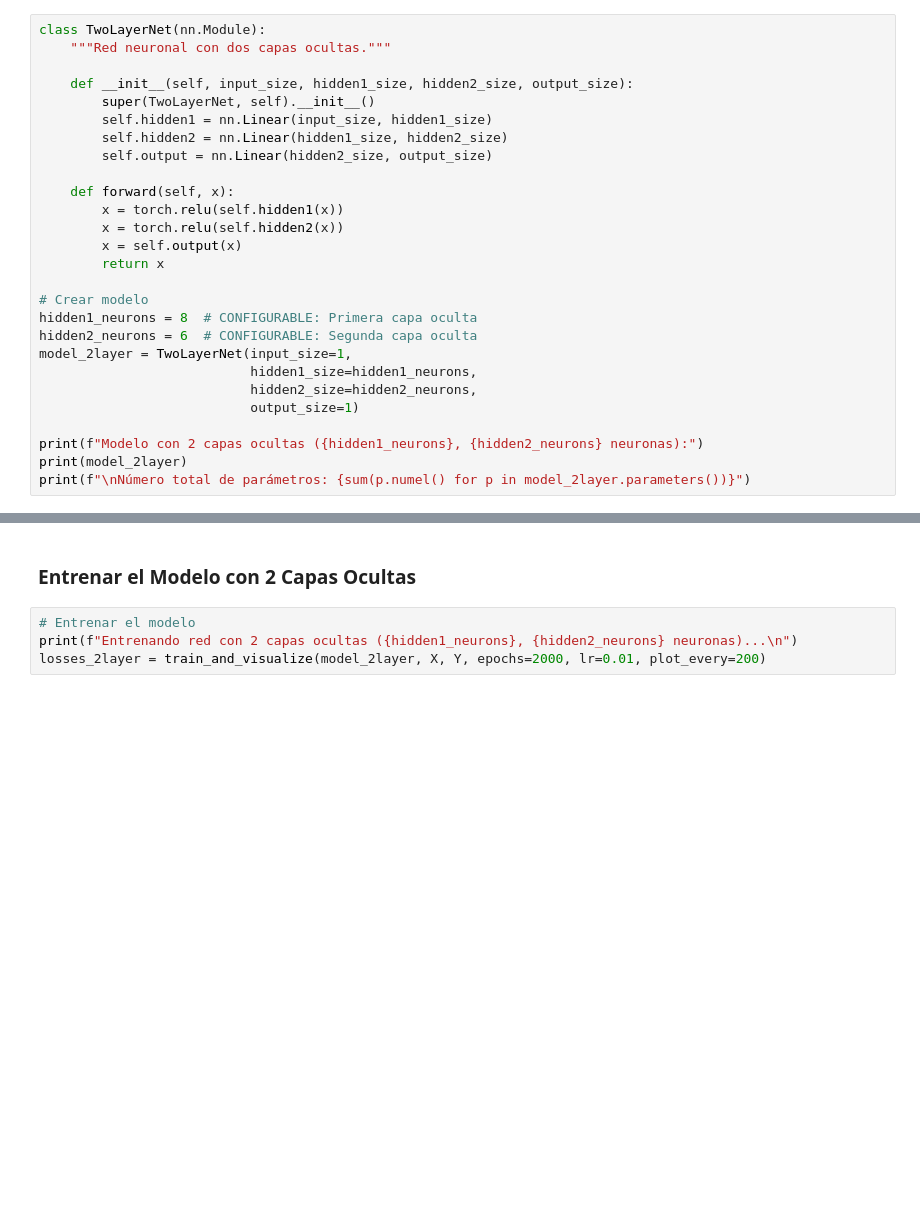
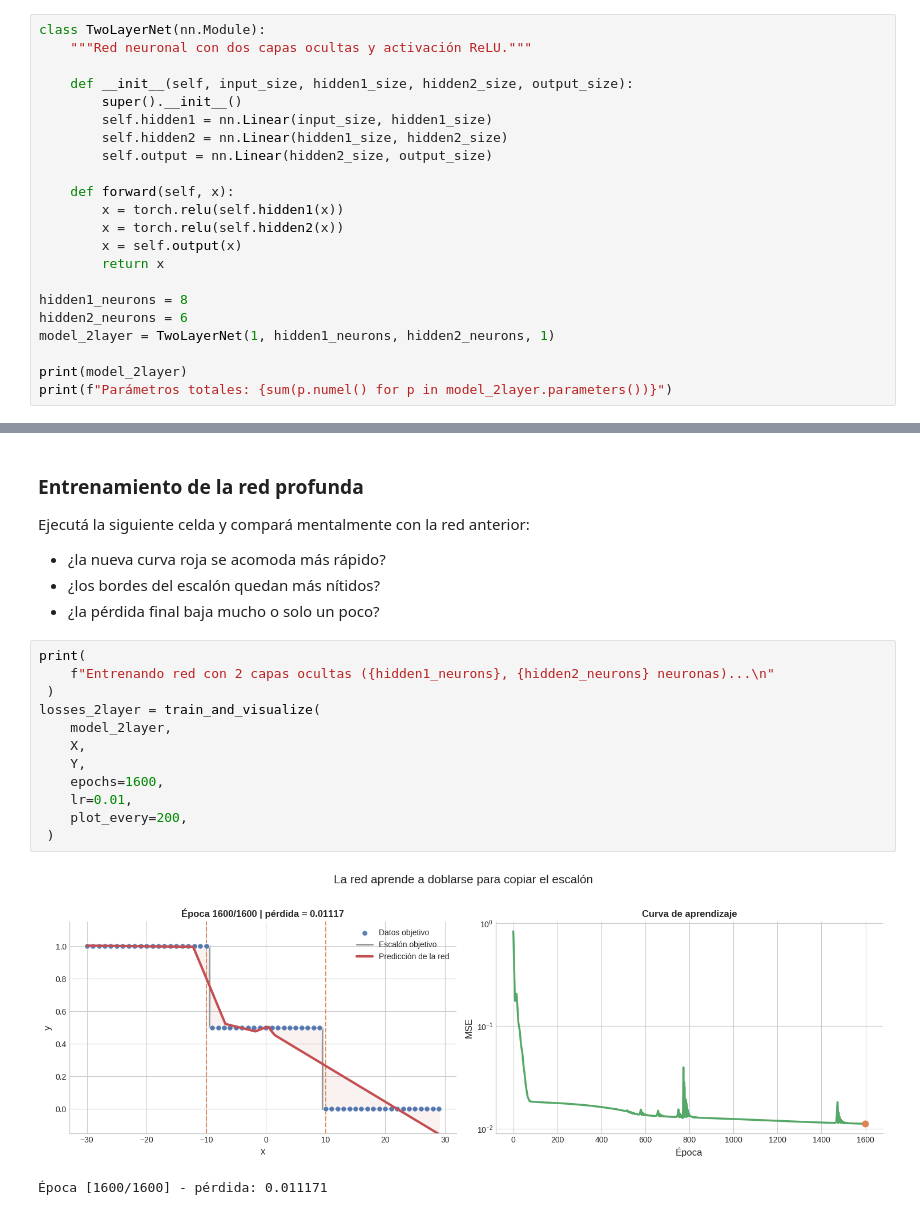
Before and after one commit to SantiagoVBlasL/aprendizaje-profundo-unsam, a Jupyter notebook: 01_intro_deep_learning/03_function_approximation_interactive.ipynb, the cells around one changed output, grey strips where cells are left out. Drawn from its saved outputs; the diff is of its cells as text; blank space fills up the shorter version.

```diff
--- a/01_intro_deep_learning/03_function_approximation_interactive.ipynb
+++ b/01_intro_deep_learning/03_function_approximation_interactive.ipynb
@@ -188,9 +418,9 @@ Ahora definimos una red con dos capas ocultas para comparar el rendimiento.
 # %%
 class TwoLayerNet(nn.Module):
-    """Red neuronal con dos capas ocultas."""
+    """Red neuronal con dos capas ocultas y activación ReLU."""
 
     def __init__(self, input_size, hidden1_size, hidden2_size, output_size):
-        super(TwoLayerNet, self).__init__()
+        super().__init__()
         self.hidden1 = nn.Linear(input_size, hidden1_size)
         self.hidden2 = nn.Linear(hidden1_size, hidden2_size)
         self.output = nn.Linear(hidden2_size, output_size)
@@ -201,14 +431,9 @@ class TwoLayerNet(nn.Module):
         x = self.output(x)
         return x
 
-# Crear modelo
-hidden1_neurons = 8  # CONFIGURABLE: Primera capa oculta
-hidden2_neurons = 6  # CONFIGURABLE: Segunda capa oculta
-model_2layer = TwoLayerNet(input_size=1,
-                           hidden1_size=hidden1_neurons,
-                           hidden2_size=hidden2_neurons,
-                           output_size=1)
+hidden1_neurons = 8
+hidden2_neurons = 6
+model_2layer = TwoLayerNet(1, hidden1_neurons, hidden2_neurons, 1)
 
-print(f"Modelo con 2 capas ocultas ({hidden1_neurons}, {hidden2_neurons} neuronas):")
 print(model_2layer)
-print(f"\nNúmero total de parámetros: {sum(p.numel() for p in model_2layer.parameters())}")
+print(f"Parámetros totales: {sum(p.numel() for p in model_2layer.parameters())}")
@@ -215,7 +447,24 @@ print(f"\nNúmero total de parámetros: {sum(p.numel() for p in model_2layer.par
 # %% [markdown]
-### Entrenar el Modelo con 2 Capas Ocultas
+### Entrenamiento de la red profunda
+
+Ejecutá la siguiente celda y compará mentalmente con la red anterior:
+
+- ¿la nueva curva roja se acomoda más rápido?
+- ¿los bordes del escalón quedan más nítidos?
+- ¿la pérdida final baja mucho o solo un poco?
 # %%
-# Entrenar el modelo
-print(f"Entrenando red con 2 capas ocultas ({hidden1_neurons}, {hidden2_neurons} neuronas)...\n")
-losses_2layer = train_and_visualize(model_2layer, X, Y, epochs=2000, lr=0.01, plot_every=200)
+print(
+    f"Entrenando red con 2 capas ocultas ({hidden1_neurons}, {hidden2_neurons} neuronas)...\n"
+ )
+losses_2layer = train_and_visualize(
+    model_2layer,
+    X,
+    Y,
+    epochs=1600,
+    lr=0.01,
+    plot_every=200,
+ )
+# %% [output]
+[figure, added]
+Época [1600/1600] - pérdida: 0.011171
 # %% [markdown]
```
Also changed, not shown: parts of 30 cells of this notebook.
